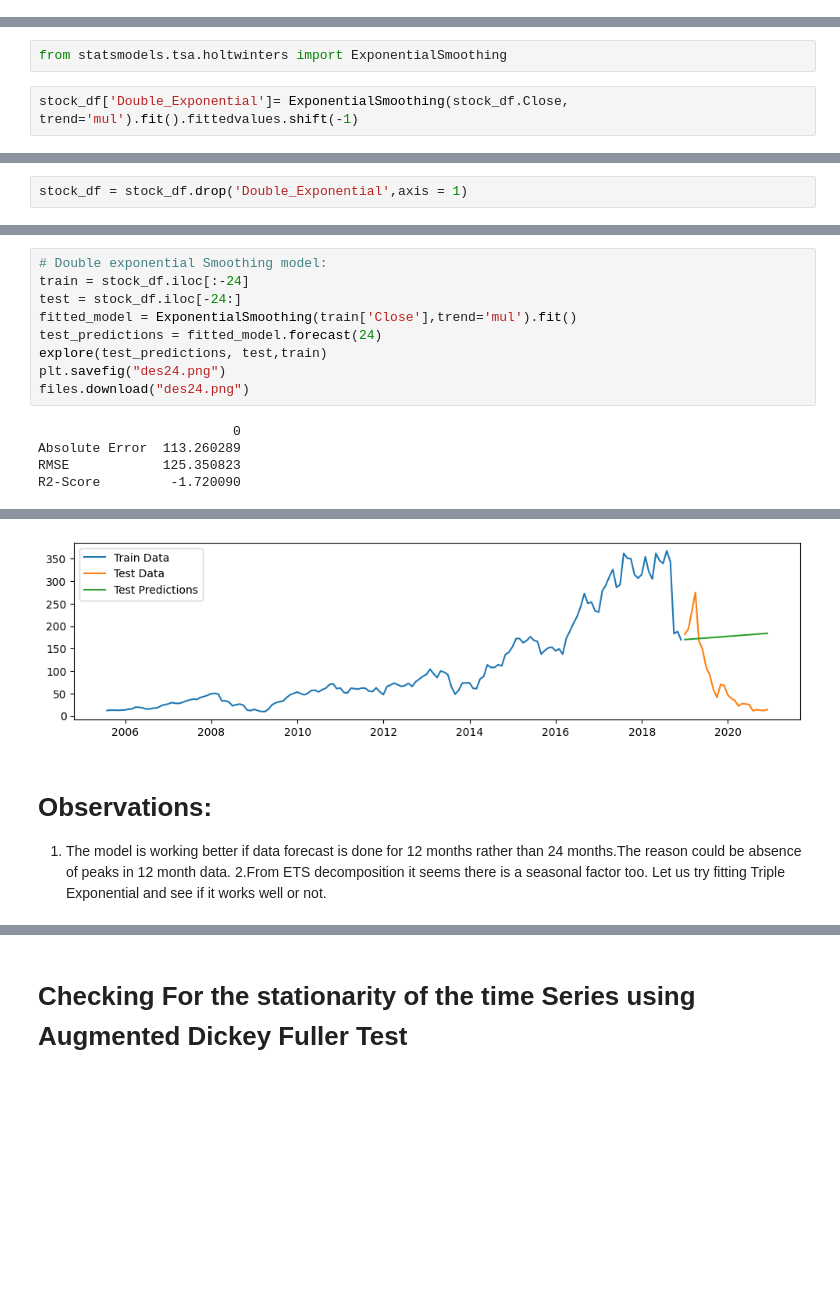
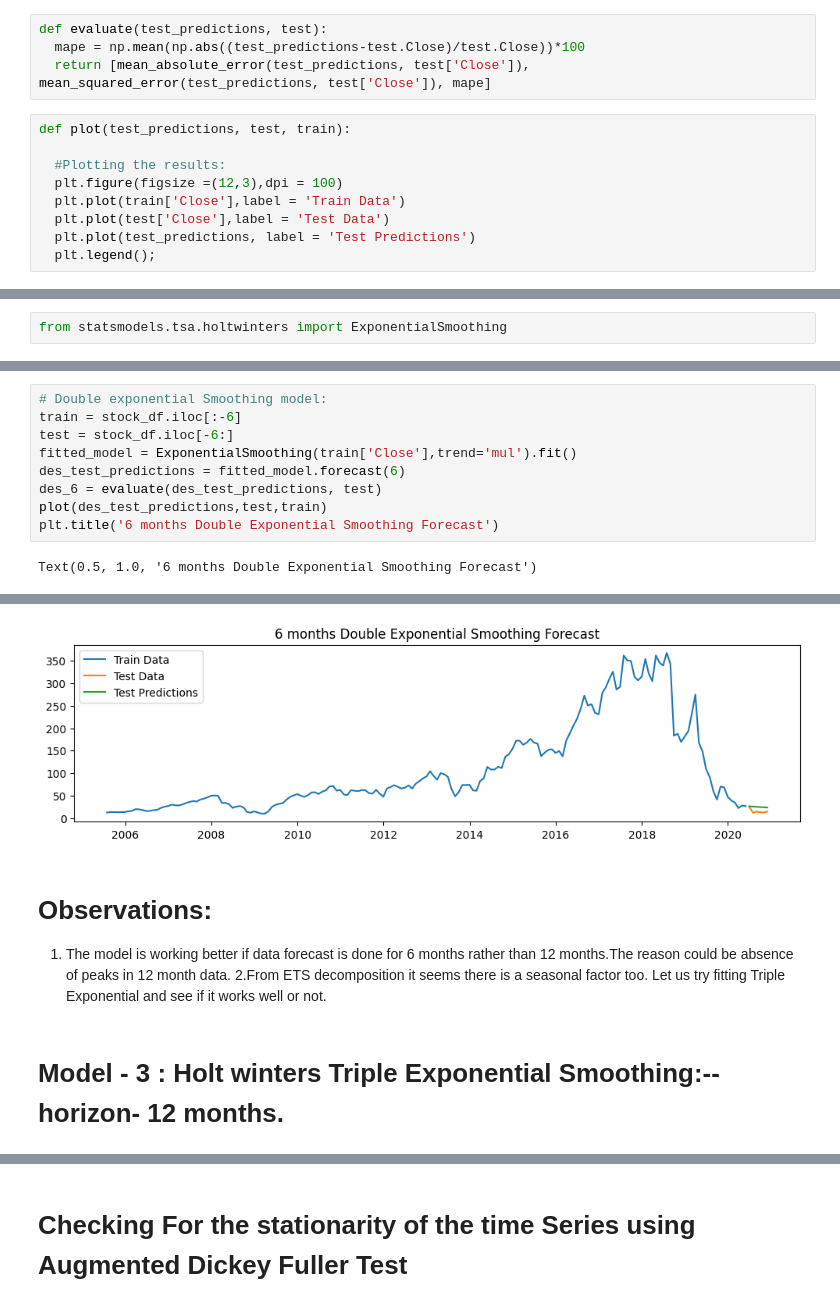
Before and after one commit to manisha-dhanuka/Linear-Regression, a Jupyter notebook: Yes_Bank_Capstone_Project.ipynb, the cells around one changed output, grey strips where cells are left out. Drawn from its saved outputs; the diff is of its cells as text; blank space fills up the shorter version.

```diff
--- a/Yes_Bank_Capstone_Project.ipynb
+++ b/Yes_Bank_Capstone_Project.ipynb
@@ -344 +535,14 @@ files.download("ets_resid.png");
+# %%
+def evaluate(test_predictions, test):
+  mape = np.mean(np.abs((test_predictions-test.Close)/test.Close))*100
+  return [mean_absolute_error(test_predictions, test['Close']),  mean_squared_error(test_predictions, test['Close']), mape]
+# %%
+def plot(test_predictions, test, train):
+
+  #Plotting the results:
+  plt.figure(figsize =(12,3),dpi = 100)
+  plt.plot(train['Close'],label = 'Train Data')
+  plt.plot(test['Close'],label = 'Test Data')
+  plt.plot(test_predictions, label = 'Test Predictions')
+  plt.legend();
 # %% [markdown]
@@ -346,4 +552,2 @@ files.download("ets_resid.png");
 # %%
 from statsmodels.tsa.holtwinters import ExponentialSmoothing
-# %%
-stock_df['Double_Exponential']= ExponentialSmoothing(stock_df.Close, trend='mul').fit().fittedvalues.shift(-1)
@@ -371,2 +553,0 @@ from sklearn.metrics import mean_absolute_error,mean_squared_error,r2_score
-# %%
-stock_df = stock_df.drop('Double_Exponential',axis = 1)
@@ -407,14 +573,11 @@ R2-Score       -14.204805
 # %%
 # Double exponential Smoothing model:
-train = stock_df.iloc[:-24]
-test = stock_df.iloc[-24:]
+train = stock_df.iloc[:-6]
+test = stock_df.iloc[-6:]
 fitted_model = ExponentialSmoothing(train['Close'],trend='mul').fit()
-test_predictions = fitted_model.forecast(24)
-explore(test_predictions, test,train)
-plt.savefig("des24.png")
-files.download("des24.png")
+des_test_predictions = fitted_model.forecast(6)
+des_6 = evaluate(des_test_predictions, test)
+plot(des_test_predictions,test,train)
+plt.title('6 months Double Exponential Smoothing Forecast')
 # %% [output]
-                         0
-Absolute Error  113.260289
-RMSE            125.350823
-R2-Score         -1.720090
+Text(0.5, 1.0, '6 months Double Exponential Smoothing Forecast')
@@ -423,7 +584,9 @@ R2-Score         -1.720090
-[figure, old version]
+[figure, new version]
 # %% [markdown]
 # Observations:
-1. The model is working better if data forecast is done for 12 months rather than 24 months.The reason could be absence of peaks in 12 month data.
+1. The model is working better if data forecast is done for 6 months rather than 12 months.The reason could be absence of peaks in 12 month data.
 2.From ETS decomposition it seems there is a seasonal factor too. Let us try fitting Triple Exponential and see if it works well or not.
+# %% [markdown]
+# Model - 3 : Holt winters Triple Exponential Smoothing:-- horizon- 12 months.
 # %%
 # Triple Exponential smoothing:
```
Also changed, not shown: parts of 168 cells of this notebook.
